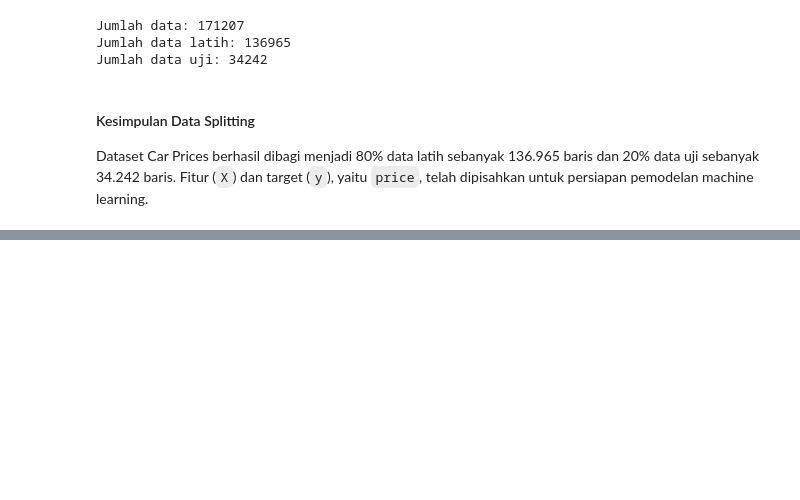
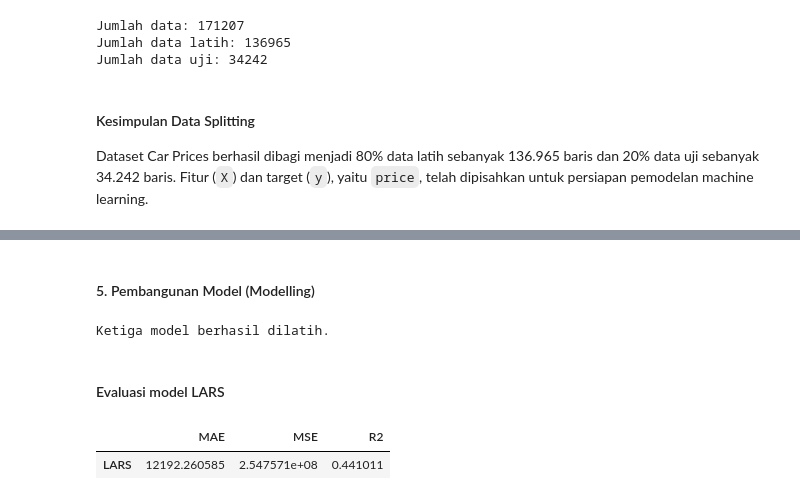
Before and after one commit to Oxjun/Machine_Learning, a Jupyter notebook: Tugas_car-prices/Tugas_car-prices.ipynb, the cells around one changed output, grey strips where cells are left out. Saved outputs shown, nothing was run; the diff lists cells and outputs as text; code cells hidden in the pictures; blank space fills up the shorter version.

```diff
--- a/Tugas_car-prices/Tugas_car-prices.ipynb
+++ b/Tugas_car-prices/Tugas_car-prices.ipynb
@@ -610,0 +615,54 @@ df = train.loc[condition].copy()
+# %% [markdown]
+#### 5. Pembangunan Model (Modelling)
+# %%
+
+# Melatih model 1: Least Angle Regression
+from sklearn import linear_model
+
+lars = linear_model.Lars(n_nonzero_coefs=1)
+lars.fit(x_train, y_train)
+
+# Melatih model 2: Linear Regression
+from sklearn.linear_model import LinearRegression
+
+LR = LinearRegression()
+LR.fit(x_train, y_train)
+
+# Melatih model 3: Gradient Boosting Regressor
+from sklearn.ensemble import GradientBoostingRegressor
+
+GBR = GradientBoostingRegressor(random_state=184)
+GBR.fit(x_train, y_train)
+
+print("Ketiga model berhasil dilatih.")
+# %% [output]
+Ketiga model berhasil dilatih.
+# %% [markdown]
+#### Evaluasi model LARS
+# %%
+
+from sklearn.metrics import mean_absolute_error, mean_squared_error, r2_score
+import pandas as pd
+
+# Prediksi menggunakan model LARS
+pred_lars = lars.predict(x_test)
+
+# Menghitung metrik evaluasi
+mae_lars = mean_absolute_error(y_test, pred_lars)
+mse_lars = mean_squared_error(y_test, pred_lars)
+r2_lars = r2_score(y_test, pred_lars)
+
+# Menyimpan hasil evaluasi
+df_results = pd.DataFrame(
+    {
+        "MAE": [mae_lars],
+        "MSE": [mse_lars],
+        "R2": [r2_lars]
+    },
+    index=["LARS"]
+)
+
+df_results
+# %% [output]
+|  | MAE | MSE | R2 |
+| LARS | 12192.260585 | 2.547571e+08 | 0.441011 |
```
Also changed, not shown: parts of 18 cells of this notebook, 5 other files.
